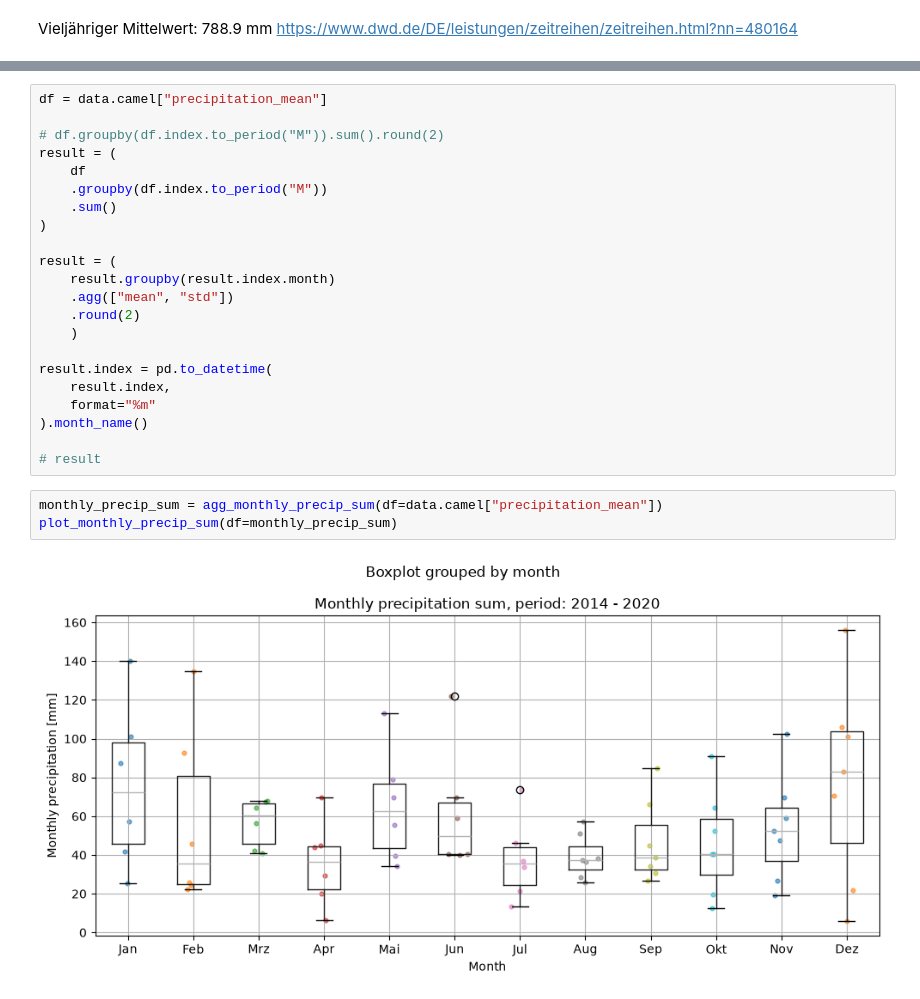
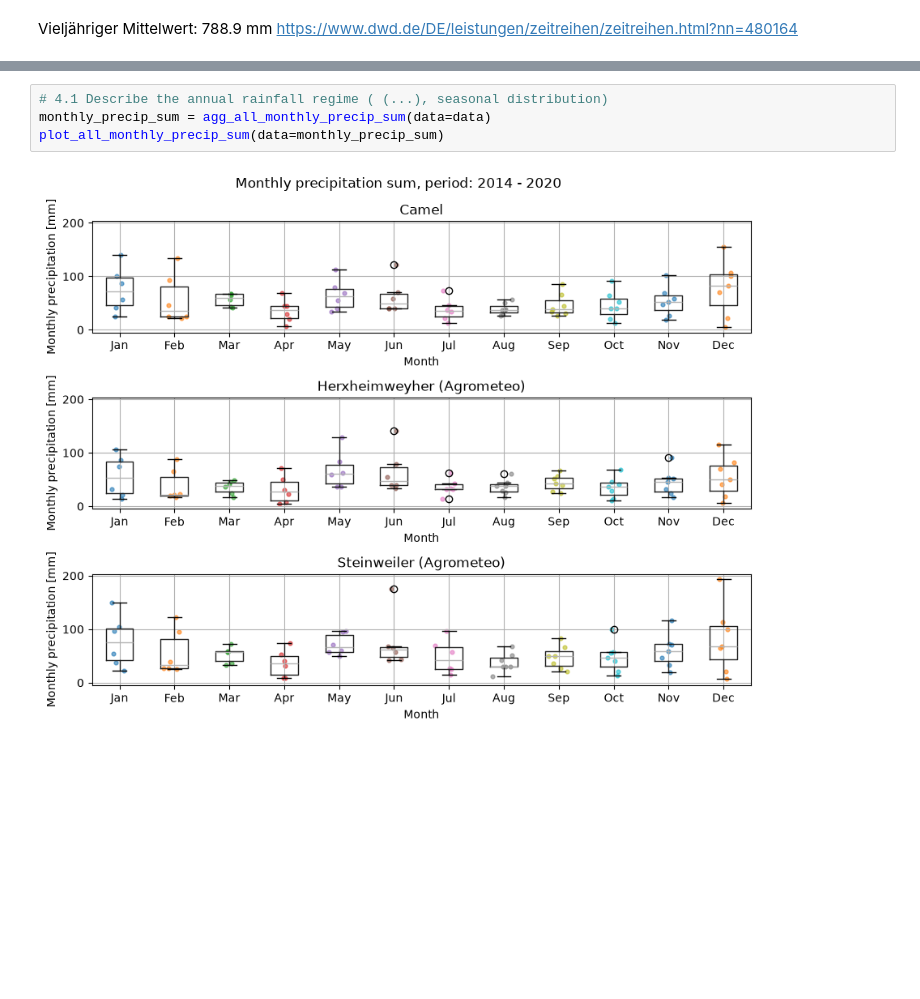
Before and after one commit to danielsehr/ACP4-Seminar, a Jupyter notebook: src/ACP4/main.ipynb, the cells around one changed output, grey strips where cells are left out. Drawn from its saved outputs; the diff is of its cells as text; blank space fills up the shorter version.

```diff
--- a/src/ACP4/main.ipynb
+++ b/src/ACP4/main.ipynb
@@ -296,27 +269,6 @@ plot_all_annual_precip_sum(data=annual_mean_sum)
-# %%
-df = data.camel["precipitation_mean"]
-
-# df.groupby(df.index.to_period("M")).sum().round(2)
-result = (
-    df
-    .groupby(df.index.to_period("M"))
-    .sum()
-)
-
-result = (
-    result.groupby(result.index.month)
-    .agg(["mean", "std"])
-    .round(2)
-    )
-
-result.index = pd.to_datetime(
-    result.index,
-    format="%m"
-).month_name()
-
-# result
-# %%
-monthly_precip_sum = agg_monthly_precip_sum(df=data.camel["precipitation_mean"])
-plot_monthly_precip_sum(df=monthly_precip_sum)
-# %% [output]
-[figure, removed]
+# %%
+# 4.1 Describe the annual rainfall regime ( (...), seasonal distribution)
+monthly_precip_sum = agg_all_monthly_precip_sum(data=data)
+plot_all_monthly_precip_sum(data=monthly_precip_sum)
+# %% [output]
+[figure, added]
```
Also changed, not shown: parts of 9 cells of this notebook, 2 other files.
